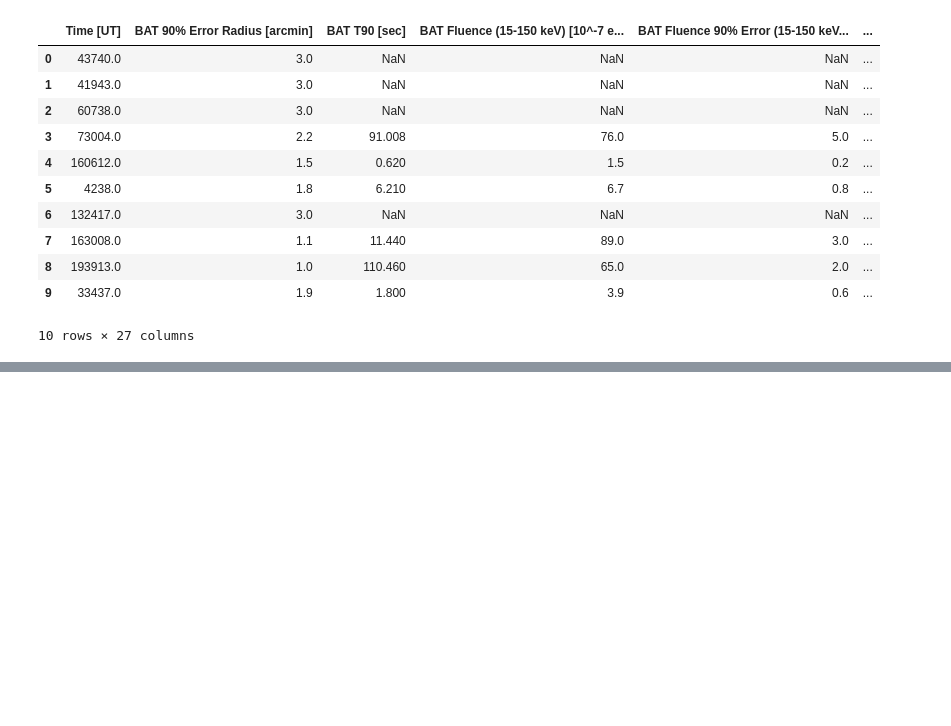
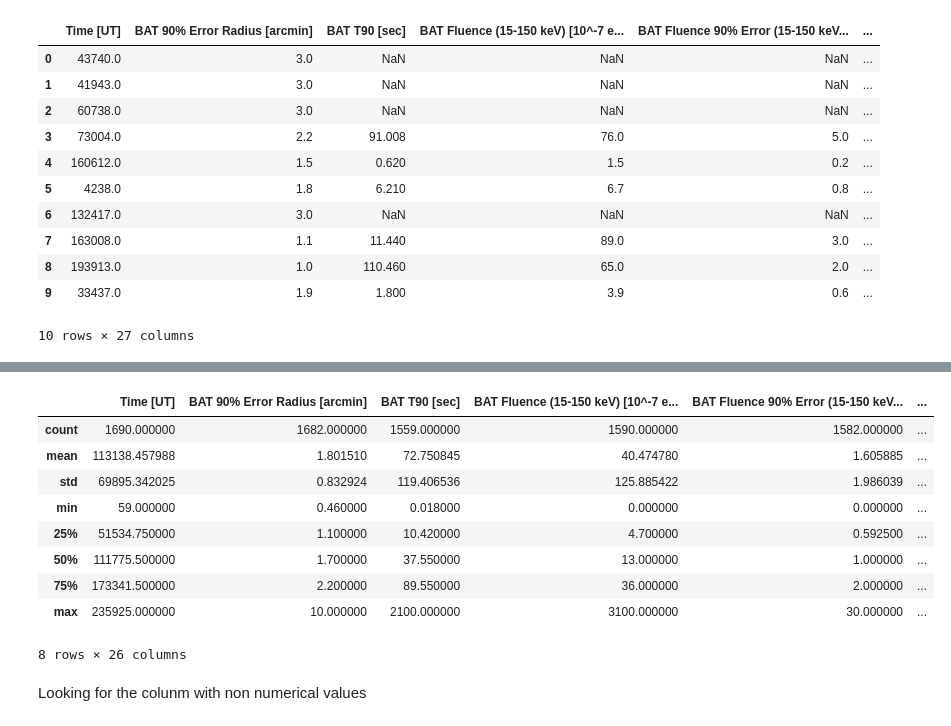
Before and after one commit to Alcatraz312/grb-classification, a Jupyter notebook: src/Preprocessing/main.ipynb, the cells around one changed output, grey strips where cells are left out. Cells and saved outputs as stored; diff of their text form; code cells hidden in the pictures; blank space fills up the shorter version.

```diff
--- a/src/Preprocessing/main.ipynb
+++ b/src/Preprocessing/main.ipynb
@@ -908,0 +914,15 @@ df2.head(10)
+# %%
+df2.describe()
+# %% [output]
+|  | Time [UT] | BAT 90% Error Radius [arcmin] | BAT T90 [sec] | BAT Fluence (15-150 keV) [10^-7 e... | BAT Fluence 90% Error (15-150 keV... | ... |
+| count | 1690.000000 | 1682.000000 | 1559.000000 | 1590.000000 | 1582.000000 | ... |
+| mean | 113138.457988 | 1.801510 | 72.750845 | 40.474780 | 1.605885 | ... |
+| std | 69895.342025 | 0.832924 | 119.406536 | 125.885422 | 1.986039 | ... |
+| min | 59.000000 | 0.460000 | 0.018000 | 0.000000 | 0.000000 | ... |
+| 25% | 51534.750000 | 1.100000 | 10.420000 | 4.700000 | 0.592500 | ... |
+| 50% | 111775.500000 | 1.700000 | 37.550000 | 13.000000 | 1.000000 | ... |
+| 75% | 173341.500000 | 2.200000 | 89.550000 | 36.000000 | 2.000000 | ... |
+| max | 235925.000000 | 10.000000 | 2100.000000 | 3100.000000 | 30.000000 | ... |
+8 rows × 26 columns
+# %% [markdown]
+Looking for the colunm with non numerical values
```
Also changed, not shown: parts of 6 cells of this notebook.
